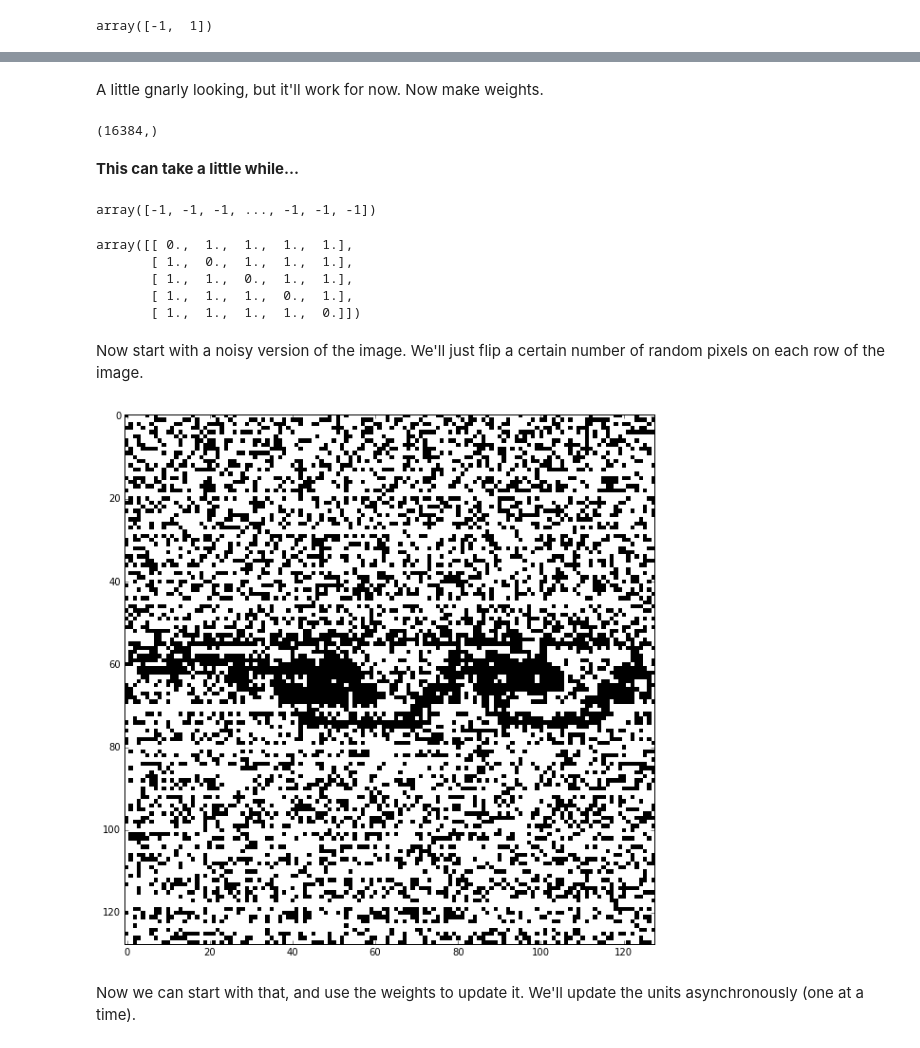
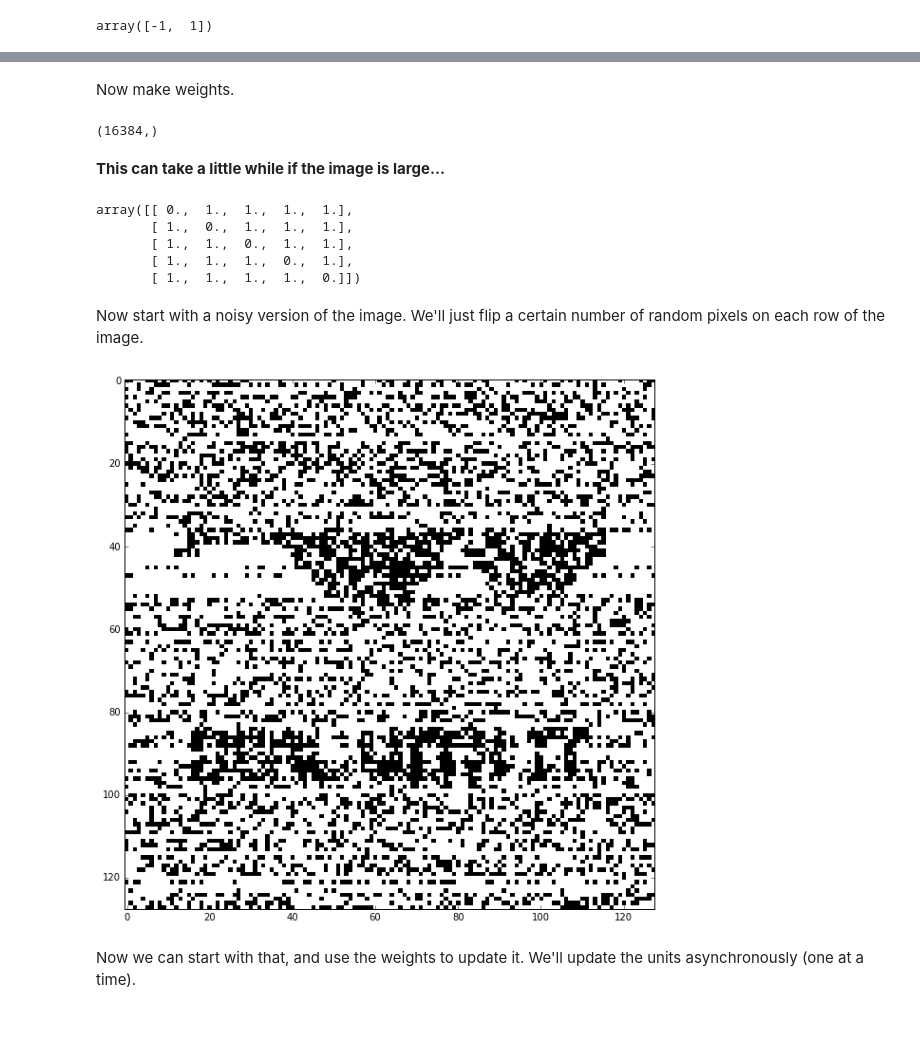
Before and after one commit to drussellmrichie/hopfield_network, a Jupyter notebook: Hopfield Network encoding 'Deal with it' meme.ipynb, the cells around one changed output, grey strips where cells are left out. Saved outputs shown, nothing was run; the diff lists cells and outputs as text; code cells hidden in the pictures.

```diff
--- a/Hopfield Network encoding 'Deal with it' meme.ipynb
+++ b/Hopfield Network encoding 'Deal with it' meme.ipynb
@@ -11,8 +13,6 @@ from matplotlib import pyplot as plt
 # %%
-image = imread('small-deal-with-it.png', mode="L")
-#image = imread('Deal-with-it.png', mode="L")
-print(image.shape)
-image = image.astype(int)
-image
+deal = imread('small-deal-with-it-with-text.jpg', mode="L")
+print(deal.shape)
+deal = deal.astype(int)
 # %% [output]
 (128, 128)
@@ -49,0 +44,7 @@ array([[-1, -1, -1, ..., -1, -1, -1],
+# %%
+bvw_threshold = 80
+
+deal[deal <= bvw_threshold] = -1
+deal[deal >  bvw_threshold] = 1
+deal = -deal
+deal
@@ -60,44 +69,42 @@ plt.show()
-# %% [markdown]
-A little gnarly looking, but it'll work for now. Now make weights.
-# %%
-flattened = image.flatten()
-flattened.shape
-# %% [output]
-(16384,)
+# %% [markdown]
+Now make weights.
+# %%
+flattened_deal = deal.flatten()
+flattened_deal.shape
+# %% [output]
+(16384,)
 # %% [markdown]
-**This can take a little while...**
+**This can take a little while if the image is large...**
 # %%
-flatlen = len(flattened)
-weights = np.zeros(shape=(flatlen,flatlen))
-flattened
+flatlen = len(flattened_deal)
+deal_weights = np.zeros(shape=(flatlen,flatlen))
+
+deal_weights = np.outer(flattened_deal,flattened_deal) - np.identity(len(flattened_deal))
+deal_weights[:5,:5]
 # %% [output]
-array([-1, -1, -1, ..., -1, -1, -1])
+array([[ 0.,  1.,  1.,  1.,  1.],
+       [ 1.,  0.,  1.,  1.,  1.],
+       [ 1.,  1.,  0.,  1.,  1.],
+       [ 1.,  1.,  1.,  0.,  1.],
+       [ 1.,  1.,  1.,  1.,  0.]])
-# %%
-weights = np.outer(flattened,flattened) - np.identity(len(flattened))
-weights[:5,:5]
-# %% [output]
-array([[ 0.,  1.,  1.,  1.,  1.],
-       [ 1.,  0.,  1.,  1.,  1.],
-       [ 1.,  1.,  0.,  1.,  1.],
-       [ 1.,  1.,  1.,  0.,  1.],
-       [ 1.,  1.,  1.,  1.,  0.]])
 # %% [markdown]
 Now start with a noisy version of the image. We'll just flip a certain number of random pixels on each row of the image.
 # %%
 numb_flipped = 60
+noisy_deal = deal.copy()
 
-noisy = image.copy()
+np.random.seed(1)
 
-for idx, row in enumerate(noisy):
+for idx, row in enumerate(noisy_deal):
     for _ in range(numb_flipped):
         choice = np.random.choice(range(len(row)))
-        noisy[idx,choice] = -row[idx]
+        noisy_deal[idx,choice] = -row[idx]
 # %%
 plt.figure(figsize=(20,10));
-plt.imshow(noisy, cmap='Greys', interpolation='nearest')
+plt.imshow(noisy_deal, cmap='Greys', interpolation='nearest')
 plt.show()
 # %% [output]
-[figure, old version]
+[figure, new version]
 # %% [markdown]
 Now we can start with that, and use the weights to update it. We'll update the units asynchronously (one at a time).
 # %%
```
Also changed, not shown: parts of 29 cells of this notebook, 3 other files.
